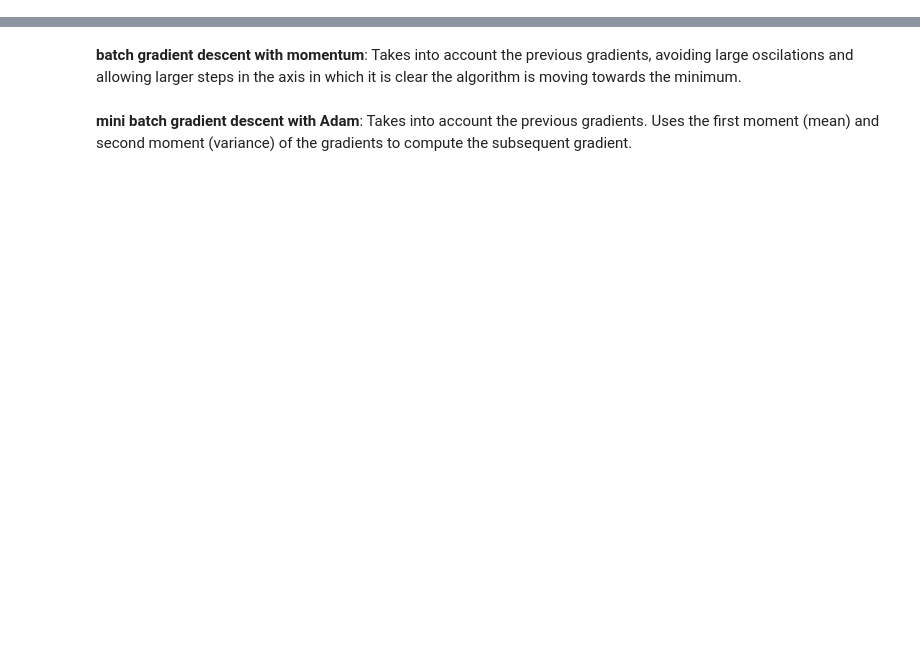
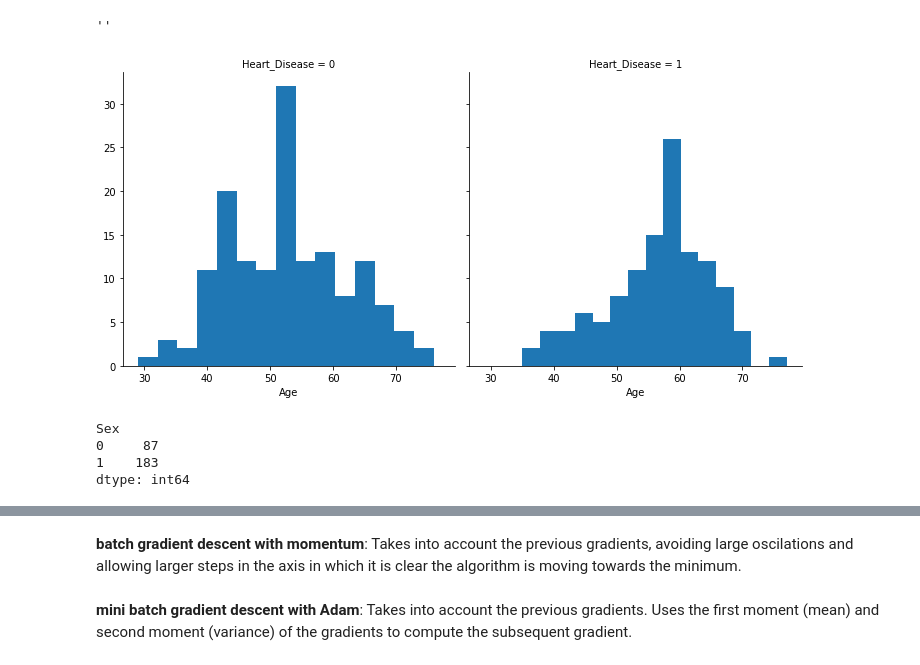
Before and after one commit to AlejandroSepulvedaGuatecique/Projects-in-Ml-and-AI-, a Jupyter notebook: HW1/Logistic_Regression_from_scratch.ipynb, the cells around one changed output, grey strips where cells are left out. Saved outputs shown, nothing was run; the diff lists cells and outputs as text; code cells hidden in the pictures; blank space fills up the shorter version.

```diff
--- a/HW1/Logistic_Regression_from_scratch.ipynb
+++ b/HW1/Logistic_Regression_from_scratch.ipynb
@@ -2,0 +112,17 @@
+# %%
+# useful for visualizing the distribution of the data
+g = sns.FacetGrid(df, col='Heart_Disease', height=5)
+g.map(plt.hist, 'Age', bins=15)
+,
+# %% [output]
+''
+[figure, added]
+# %%
+# useful for splitting the data into groups and aggregating them using different operators (e.g. sum or size)
+# here we split dataset by Sex and get the size (i.e. count) for each group
+df.groupby('Sex').size()
+# %% [output]
+Sex
+0     87
+1    183
+dtype: int64
```
Also changed, not shown: parts of 39 cells of this notebook.
